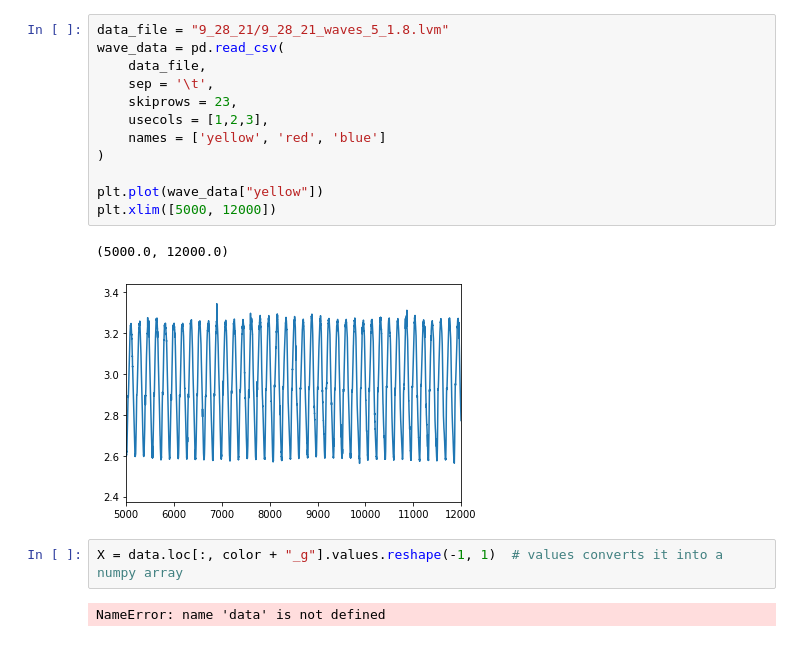
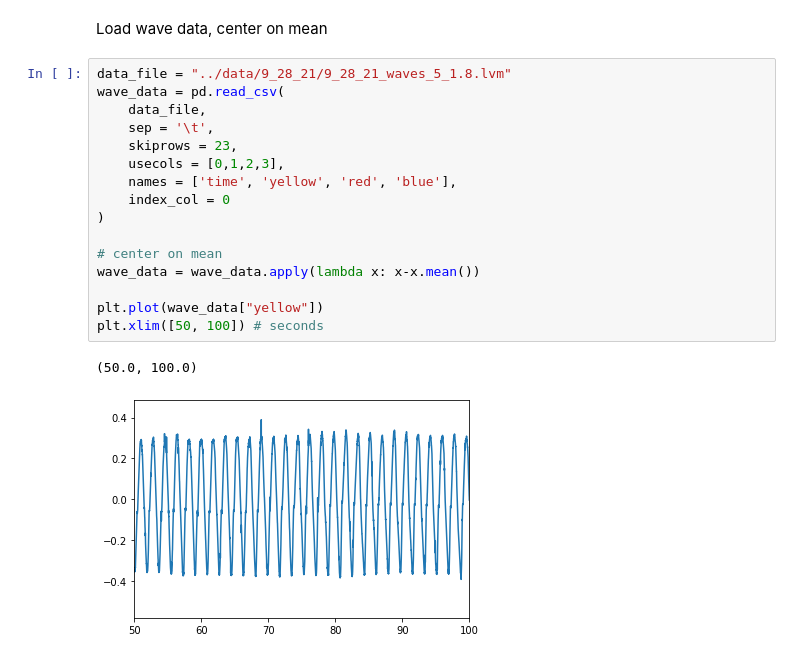
Before and after one commit to doe-fowt-control/uri-waves, a Jupyter notebook: shawn-python/calibration.ipynb, the cells around one changed output. Saved outputs shown, nothing was run; the diff lists cells and outputs as text.

Commit message:
add wave height calculations

```diff
--- a/shawn-python/calibration.ipynb
+++ b/shawn-python/calibration.ipynb
@@ -52,19 +93,21 @@ blue_model = make_regression(cal_data, "blue")
+# %% [markdown]
+Load wave data, center on mean
 # %%
-data_file = "9_28_21/9_28_21_waves_5_1.8.lvm"
+data_file = "../data/9_28_21/9_28_21_waves_5_1.8.lvm"
 wave_data = pd.read_csv(
     data_file,
     sep = '\t',
     skiprows = 23,
-    usecols = [1,2,3],
-    names = ['yellow', 'red', 'blue']
+    usecols = [0,1,2,3],
+    names = ['time', 'yellow', 'red', 'blue'],
+    index_col = 0
 )
 
+# center on mean
+wave_data = wave_data.apply(lambda x: x-x.mean())
+
 plt.plot(wave_data["yellow"])
-plt.xlim([5000, 12000])
+plt.xlim([50, 100]) # seconds
 # %% [output]
-(5000.0, 12000.0)
+(50.0, 100.0)
-[figure, old version]
+[figure, new version]
-# %%
-X = data.loc[:, color + "_g"].values.reshape(-1, 1)  # values converts it into a numpy array
-# %% [output]
-NameError: name 'data' is not defined
```
Also changed, not shown: parts of 20 cells of this notebook.
